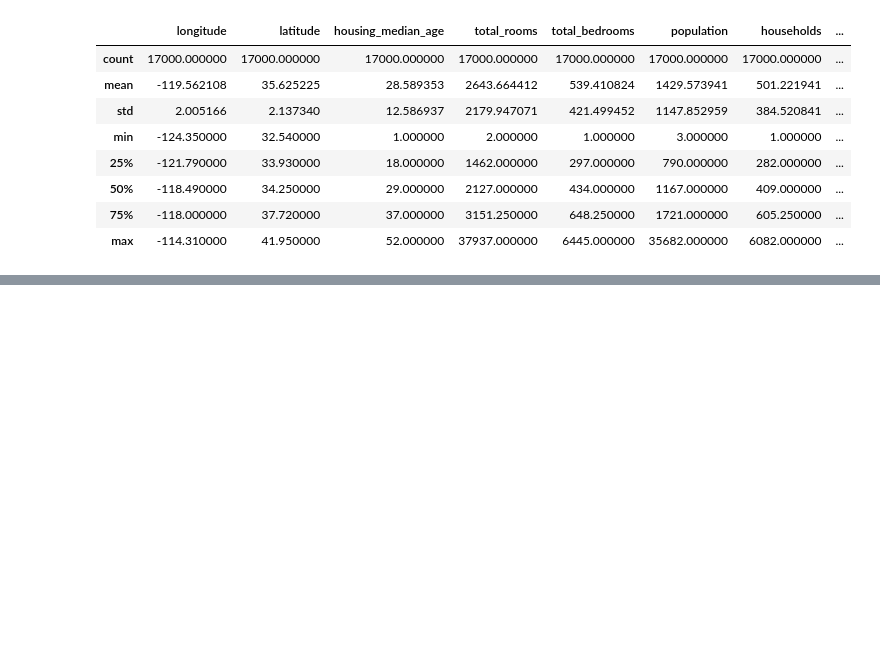
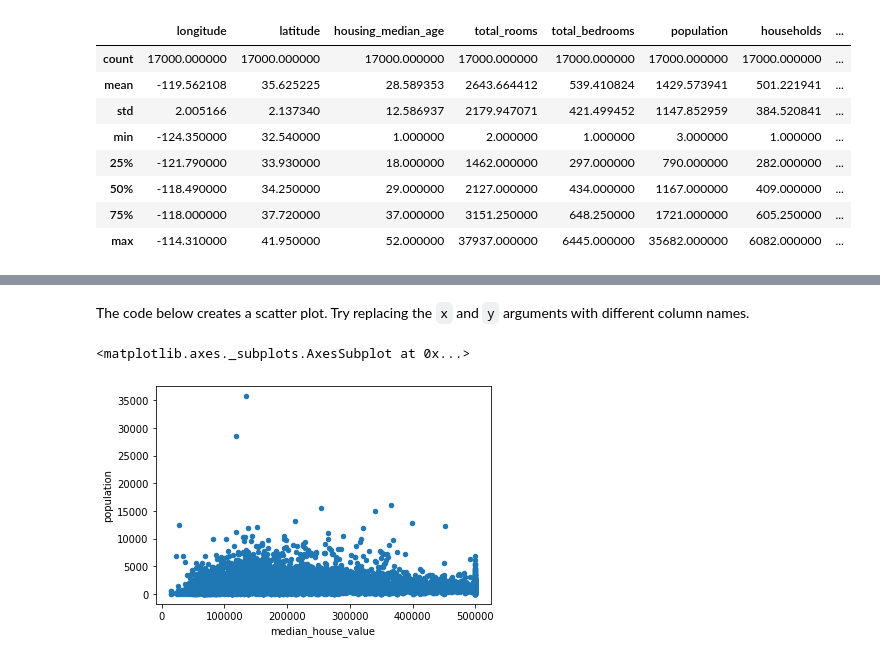
Before and after one commit to scottadams26/NM-lunch-and-learn, a Jupyter notebook: lunch_learn_20210318.ipynb, the cells around one changed output, grey strips where cells are left out. Saved outputs shown, nothing was run; the diff lists cells and outputs as text; code cells hidden in the pictures; blank space fills up the shorter version.

```diff
--- a/lunch_learn_20210318.ipynb
+++ b/lunch_learn_20210318.ipynb
@@ -209,0 +192,7 @@ df.loc[:, "median_house_value"].plot.hist()
+# %% [markdown]
+The code below creates a scatter plot. Try replacing the `x` and `y` arguments with different column names.
+# %%
+df.plot.scatter(x="median_house_value", y="population")
+# %% [output]
+<matplotlib.axes._subplots.AxesSubplot at 0x...>
+[figure, added]
```
Also changed, not shown: parts of 15 cells of this notebook.
